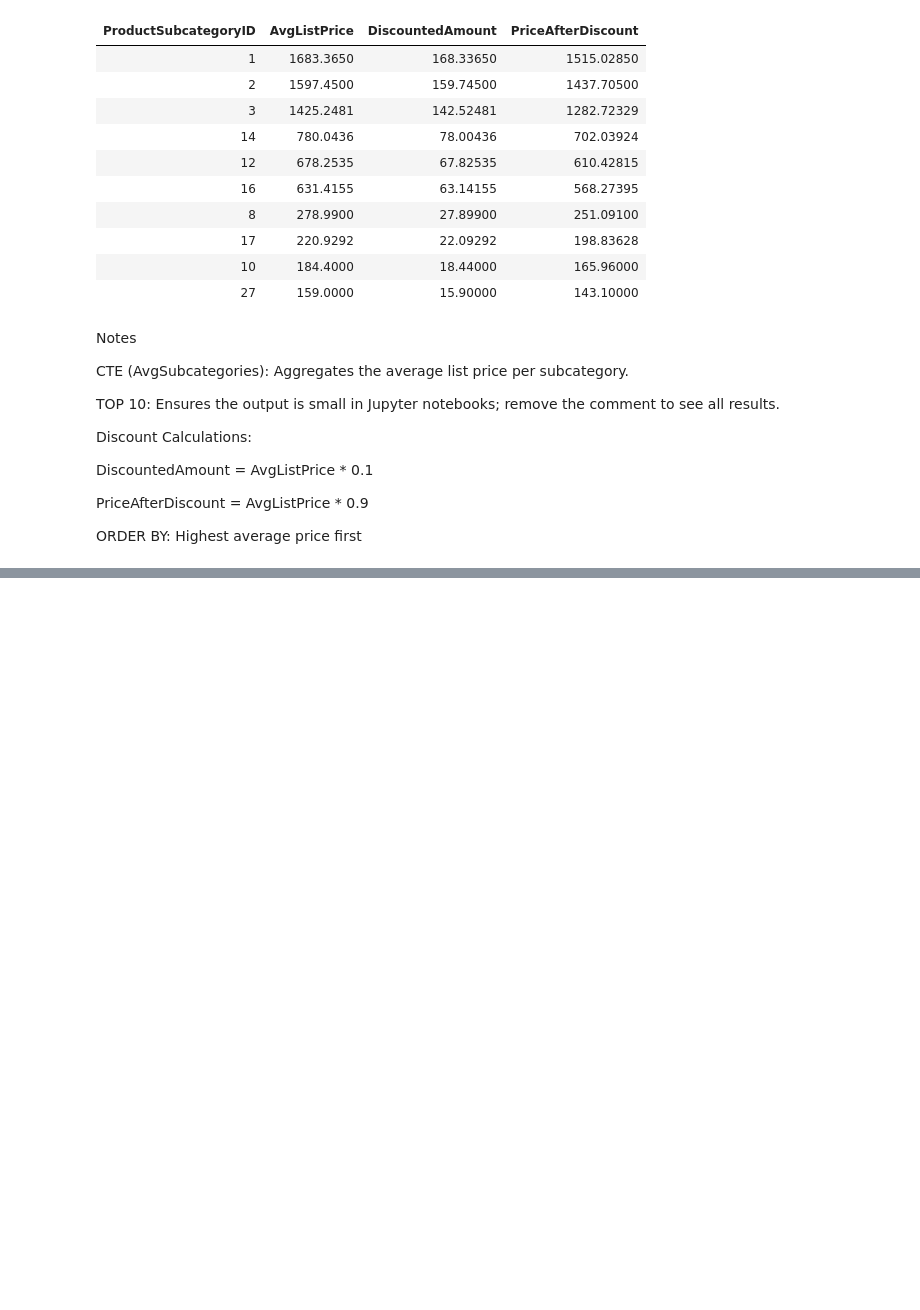
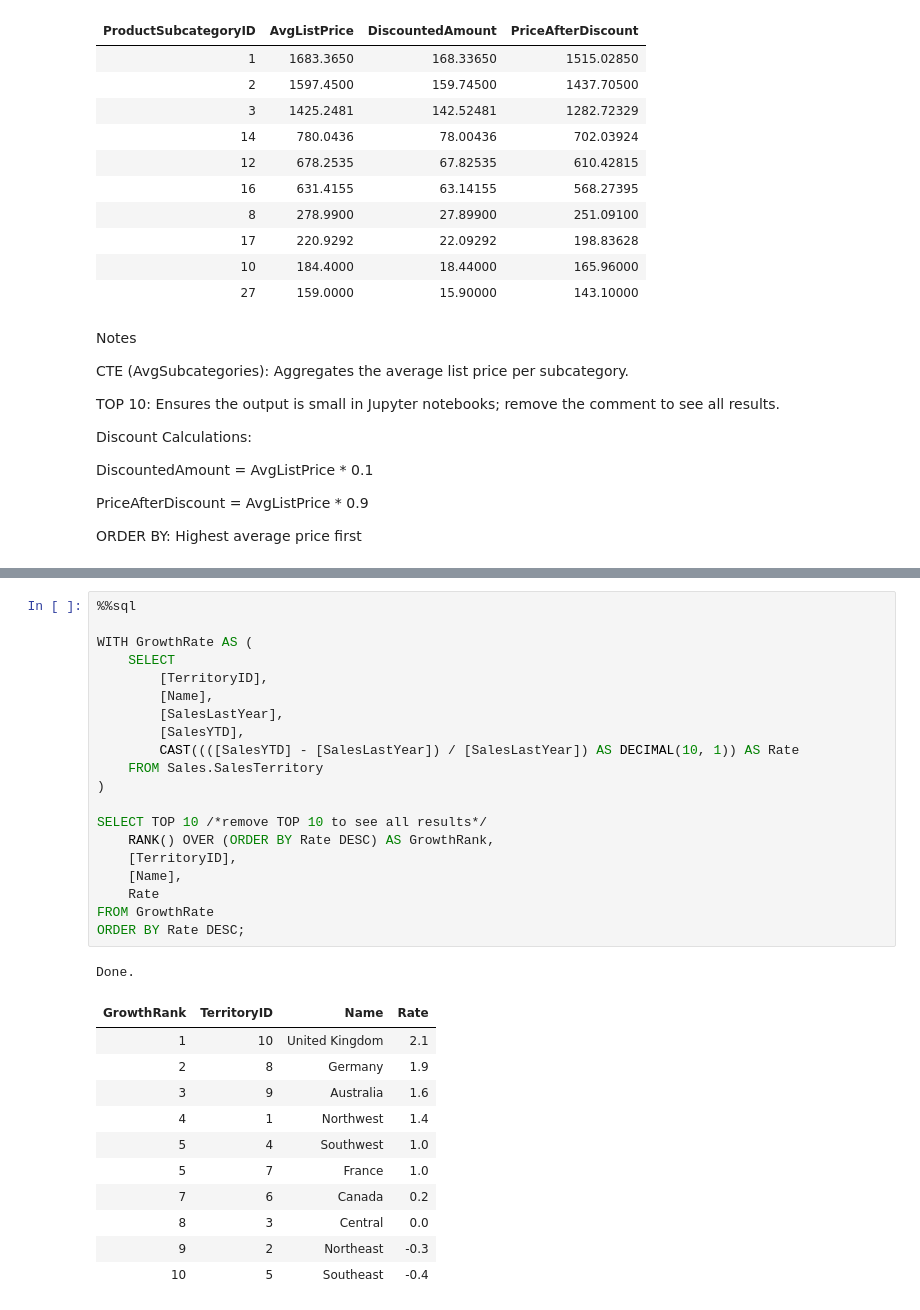
Before and after one commit to stephandoh/adventureworks2019-sql-tutorials, a Jupyter notebook: CTEs.ipynb, the cells around one changed output, grey strips where cells are left out. Saved outputs shown, nothing was run; the diff lists cells and outputs as text; blank space fills up the shorter version.

```diff
--- a/CTEs.ipynb
+++ b/CTEs.ipynb
@@ -560,0 +774,33 @@ ORDER BY: Highest average price first
+# %%
+%%sql
+
+WITH GrowthRate AS (
+    SELECT
+        [TerritoryID],
+        [Name],
+        [SalesLastYear],
+        [SalesYTD],
+        CAST((([SalesYTD] - [SalesLastYear]) / [SalesLastYear]) AS DECIMAL(10, 1)) AS Rate
+    FROM Sales.SalesTerritory
+)
+
+SELECT TOP 10 /*remove TOP 10 to see all results*/
+    RANK() OVER (ORDER BY Rate DESC) AS GrowthRank,
+    [TerritoryID],
+    [Name],
+    Rate
+FROM GrowthRate
+ORDER BY Rate DESC;
+# %% [output]
+Done.
+| GrowthRank | TerritoryID | Name | Rate |
+| 1 | 10 | United Kingdom | 2.1 |
+| 2 | 8 | Germany | 1.9 |
+| 3 | 9 | Australia | 1.6 |
+| 4 | 1 | Northwest | 1.4 |
+| 5 | 4 | Southwest | 1.0 |
+| 5 | 7 | France | 1.0 |
+| 7 | 6 | Canada | 0.2 |
+| 8 | 3 | Central | 0.0 |
+| 9 | 2 | Northeast | -0.3 |
+| 10 | 5 | Southeast | -0.4 |
```
Also changed, not shown: parts of 20 cells of this notebook.
